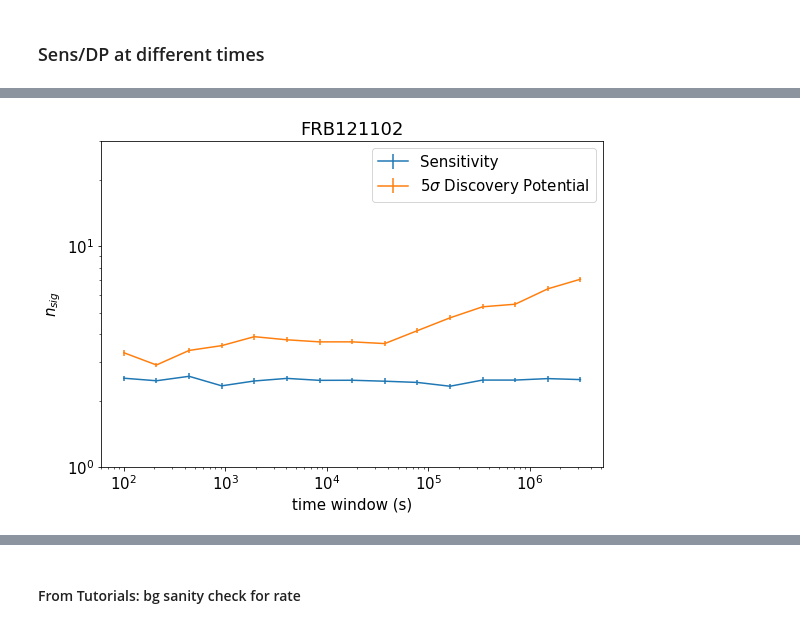
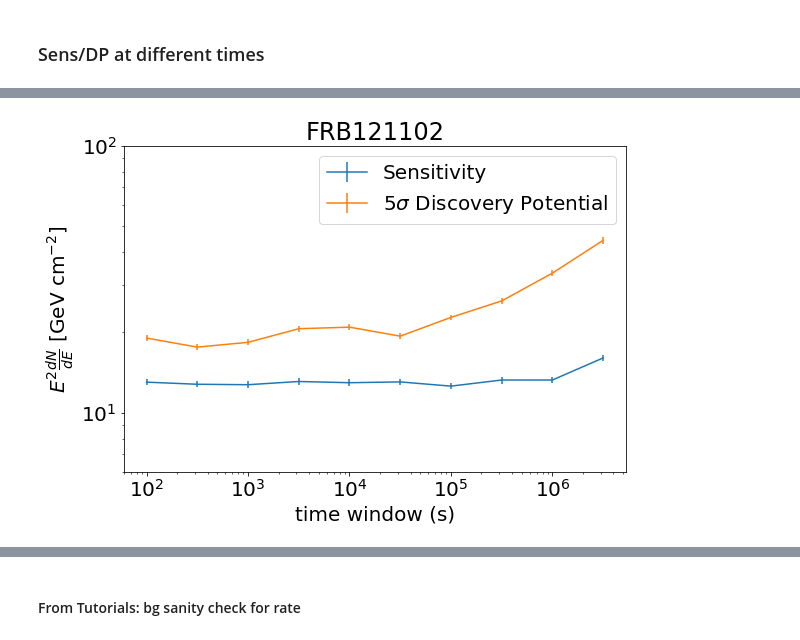
Before and after one commit to jessiethw/FRB, a Jupyter notebook: csky_bg_pfrc.ipynb, the cells around one changed output, grey strips where cells are left out. Saved outputs shown, nothing was run; the diff lists cells and outputs as text; code cells hidden in the pictures.

Commit message:
added conversion to physical units for dt plot

```diff
--- a/csky_bg_pfrc.ipynb
+++ b/csky_bg_pfrc.ipynb
@@ -466,21 +505,15 @@ sensitivity: 2.490 +/- 0.073 | DP: 7.094 +/- 0.179
 # %%
 fig,axs = plt.subplots(1,figsize=(9,6))
-ts=np.logspace(2,6.5,num=15)
-axs.errorbar(ts, sensit, yerr=sens_err, label='Sensitivity')
-axs.errorbar(ts, dp, yerr=dp_err, label=r'5$\sigma$ Discovery Potential')
-axs.set(ylabel=r'$n_{sig}$')
-#axs[1].plot(ts, sens_fl)
-#axs[1].plot(ts, dp_fl)
-#axs[1].set(ylabel=r'$E^2$ dN/dE [GeV cm$^{-2}$]')
-
+ts=np.logspace(2,6.5,num=10)
+axs.errorbar(ts, sens_n, yerr=dsens_n, label='Sensitivity')
+axs.errorbar(ts, dp_n, yerr=ddp_n, label=r'5$\sigma$ Discovery Potential')
+axs.set(ylabel=r'$E^2 \frac{dN}{dE}$ [GeV cm$^{-2}$]')
 axs.semilogx()
 axs.semilogy()
 plt.legend(loc=0)
-plt.ylim([1, 30])
+plt.ylim([6, 100])
 axs.set_title('FRB121102')
-#axs[1].semilogx()
-#axs[1].semilogy()
 plt.xlabel('time window (s)')
-plt.savefig('./plots/%s_deltat.png'%('FRB121102'))
+plt.savefig('./plots/%s_deltat_E2dNdE.png'%('FRB121102'))
 # %% [output]
-[figure, old version]
+[figure, new version]
```
Also changed, not shown: parts of 16 cells of this notebook.
